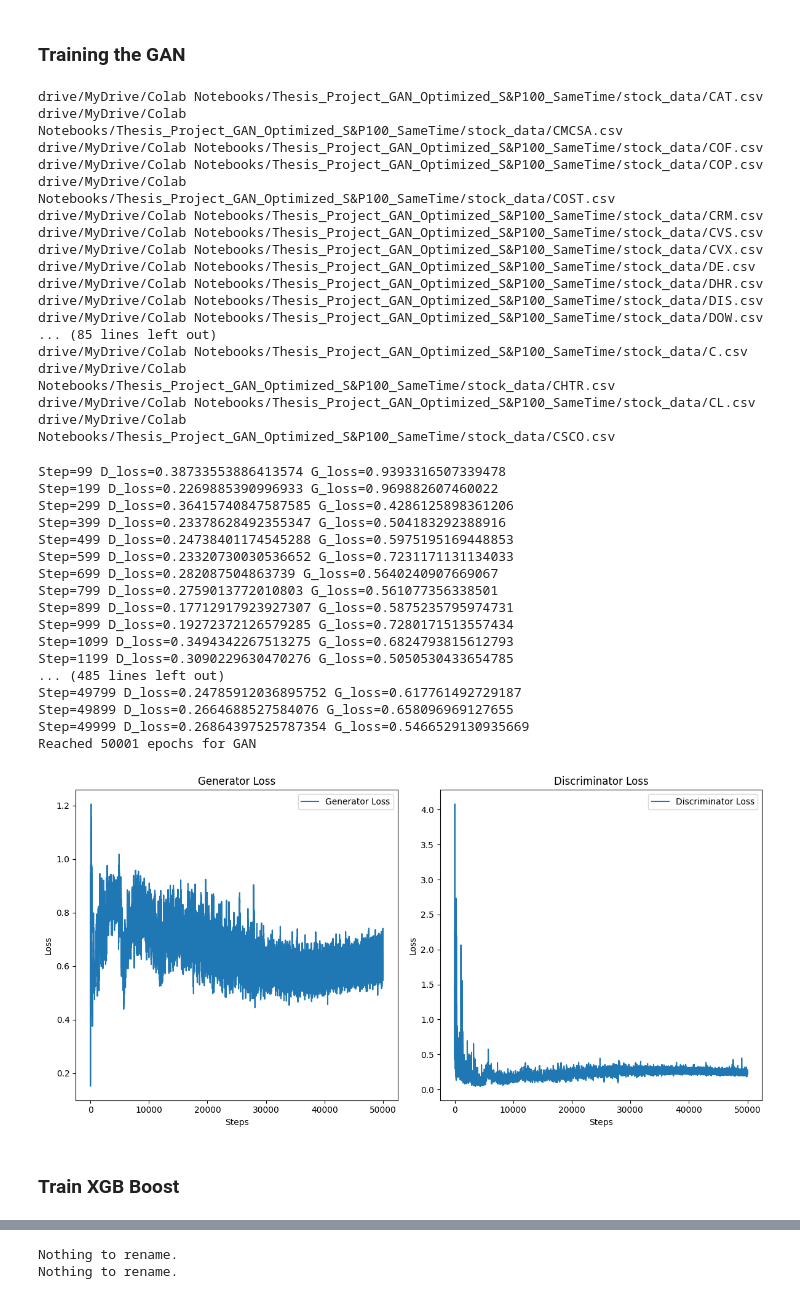
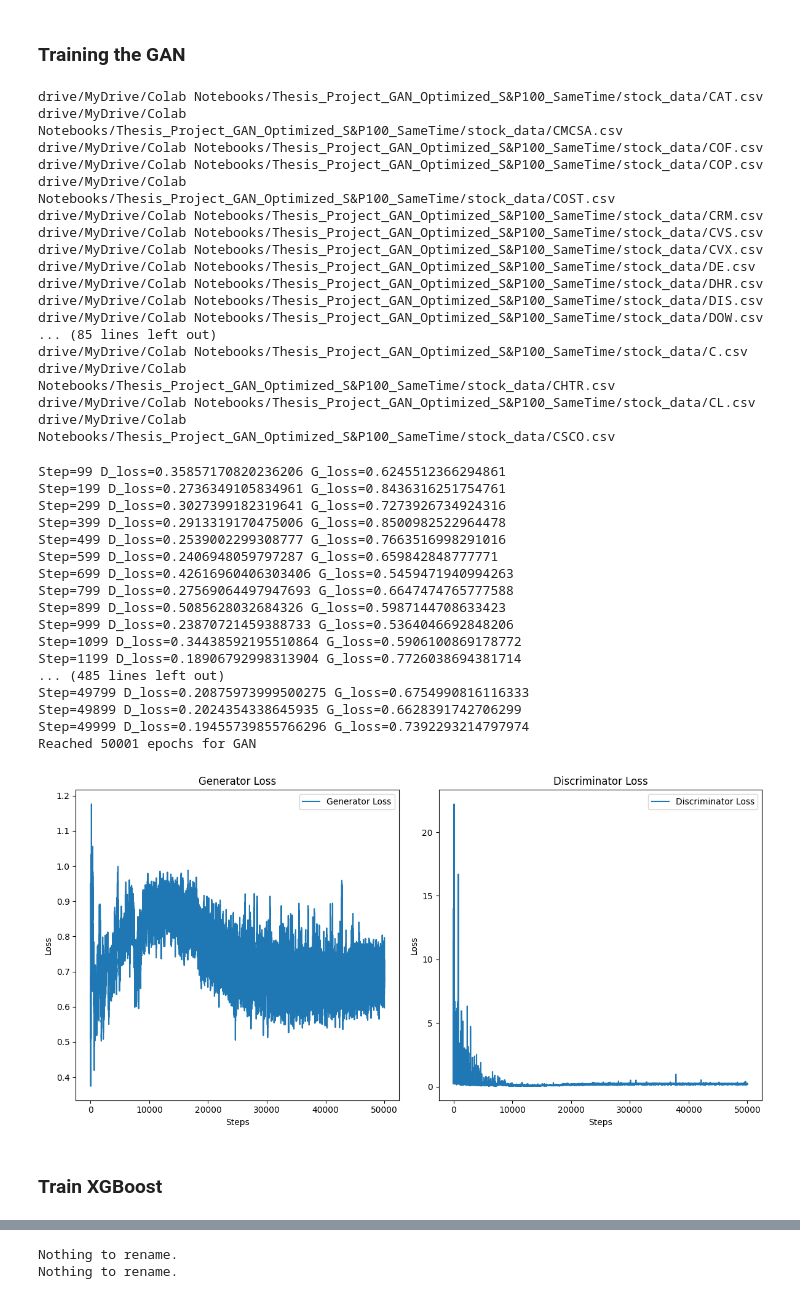
Before and after one commit to Freddy-94/Thesis_Project_GAN, a Jupyter notebook: Thesis_Project_GAN_Optimized_S&P100_ST.ipynb, the cells around one changed output, grey strips where cells are left out. Cells and saved outputs as stored; diff of their text form; code cells hidden in the pictures.

```diff
--- a/Thesis_Project_GAN_Optimized_S&P100_ST.ipynb
+++ b/Thesis_Project_GAN_Optimized_S&P100_ST.ipynb
@@ -332,10 +332,7 @@ class TrainGan:
             df = pd.read_csv(file, index_col='timestamp', parse_dates=True)
             df = df[['open', 'high', 'low', 'close', 'volume']]
 
-            df = ((df -
-                   df.rolling(num_historical_days).mean().shift(-num_historical_days))
-                  / (df.rolling(num_historical_days).max().shift(-num_historical_days)
-                     - df.rolling(num_historical_days).min().shift(-num_historical_days)))
+            df = (df - df.rolling(num_historical_days).mean().shift(-num_historical_days)) / df.rolling(num_historical_days).std().shift(-num_historical_days)
 
             df = df.dropna()
             df = df[400:]
@@ -419,51 +416,51 @@ class TrainGan:
         plt.title('Discriminator Loss')
         plt.xlabel('Steps')
         plt.ylabel('Loss')
         plt.legend()
 
         plt.tight_layout()
         plt.show()
 
 gan = TrainGan(HISTORICAL_DAYS_AMOUNT, 128)
 gan.train()
 # %% [output]
 drive/MyDrive/Colab Notebooks/Thesis_Project_GAN_Optimized_S&P100_SameTime/stock_data/CAT.csv
 drive/MyDrive/Colab Notebooks/Thesis_Project_GAN_Optimized_S&P100_SameTime/stock_data/CMCSA.csv
 drive/MyDrive/Colab Notebooks/Thesis_Project_GAN_Optimized_S&P100_SameTime/stock_data/COF.csv
 drive/MyDrive/Colab Notebooks/Thesis_Project_GAN_Optimized_S&P100_SameTime/stock_data/COP.csv
 drive/MyDrive/Colab Notebooks/Thesis_Project_GAN_Optimized_S&P100_SameTime/stock_data/COST.csv
 drive/MyDrive/Colab Notebooks/Thesis_Project_GAN_Optimized_S&P100_SameTime/stock_data/CRM.csv
 drive/MyDrive/Colab Notebooks/Thesis_Project_GAN_Optimized_S&P100_SameTime/stock_data/CVS.csv
 drive/MyDrive/Colab Notebooks/Thesis_Project_GAN_Optimized_S&P100_SameTime/stock_data/CVX.csv
 drive/MyDrive/Colab Notebooks/Thesis_Project_GAN_Optimized_S&P100_SameTime/stock_data/DE.csv
 drive/MyDrive/Colab Notebooks/Thesis_Project_GAN_Optimized_S&P100_SameTime/stock_data/DHR.csv
 drive/MyDrive/Colab Notebooks/Thesis_Project_GAN_Optimized_S&P100_SameTime/stock_data/DIS.csv
 drive/MyDrive/Colab Notebooks/Thesis_Project_GAN_Optimized_S&P100_SameTime/stock_data/DOW.csv
 ... (85 lines left out)
 drive/MyDrive/Colab Notebooks/Thesis_Project_GAN_Optimized_S&P100_SameTime/stock_data/C.csv
 drive/MyDrive/Colab Notebooks/Thesis_Project_GAN_Optimized_S&P100_SameTime/stock_data/CHTR.csv
 drive/MyDrive/Colab Notebooks/Thesis_Project_GAN_Optimized_S&P100_SameTime/stock_data/CL.csv
 drive/MyDrive/Colab Notebooks/Thesis_Project_GAN_Optimized_S&P100_SameTime/stock_data/CSCO.csv
-Step=99 D_loss=0.38733553886413574 G_loss=0.9393316507339478
-Step=199 D_loss=0.2269885390996933 G_loss=0.969882607460022
-Step=299 D_loss=0.36415740847587585 G_loss=0.4286125898361206
-Step=399 D_loss=0.23378628492355347 G_loss=0.504183292388916
-Step=499 D_loss=0.24738401174545288 G_loss=0.5975195169448853
-Step=599 D_loss=0.23320730030536652 G_loss=0.7231171131134033
-Step=699 D_loss=0.282087504863739 G_loss=0.5640240907669067
-Step=799 D_loss=0.2759013772010803 G_loss=0.561077356338501
-Step=899 D_loss=0.17712917923927307 G_loss=0.5875235795974731
-Step=999 D_loss=0.19272372126579285 G_loss=0.7280171513557434
-Step=1099 D_loss=0.3494342267513275 G_loss=0.6824793815612793
-Step=1199 D_loss=0.3090229630470276 G_loss=0.5050530433654785
+Step=99 D_loss=0.35857170820236206 G_loss=0.6245512366294861
+Step=199 D_loss=0.2736349105834961 G_loss=0.8436316251754761
+Step=299 D_loss=0.3027399182319641 G_loss=0.7273926734924316
+Step=399 D_loss=0.2913319170475006 G_loss=0.8500982522964478
+Step=499 D_loss=0.2539002299308777 G_loss=0.7663516998291016
+Step=599 D_loss=0.2406948059797287 G_loss=0.659842848777771
+Step=699 D_loss=0.42616960406303406 G_loss=0.5459471940994263
+Step=799 D_loss=0.27569064497947693 G_loss=0.6647474765777588
+Step=899 D_loss=0.5085628032684326 G_loss=0.5987144708633423
+Step=999 D_loss=0.23870721459388733 G_loss=0.5364046692848206
+Step=1099 D_loss=0.34438592195510864 G_loss=0.5906100869178772
+Step=1199 D_loss=0.18906792998313904 G_loss=0.7726038694381714
 ... (485 lines left out)
-Step=49799 D_loss=0.24785912036895752 G_loss=0.617761492729187
-Step=49899 D_loss=0.2664688527584076 G_loss=0.658096969127655
-Step=49999 D_loss=0.26864397525787354 G_loss=0.5466529130935669
+Step=49799 D_loss=0.20875973999500275 G_loss=0.6754990816116333
+Step=49899 D_loss=0.2024354338645935 G_loss=0.6628391742706299
+Step=49999 D_loss=0.19455739855766296 G_loss=0.7392293214797974
 Reached 50001 epochs for GAN
-[figure, old version]
+[figure, new version]
 # %% [markdown]
-### Train XGB Boost
+### Train XGBoost
 # %%
 !pip install xgboost
 # %% [output]
```
Also changed, not shown: parts of 6 cells of this notebook.
